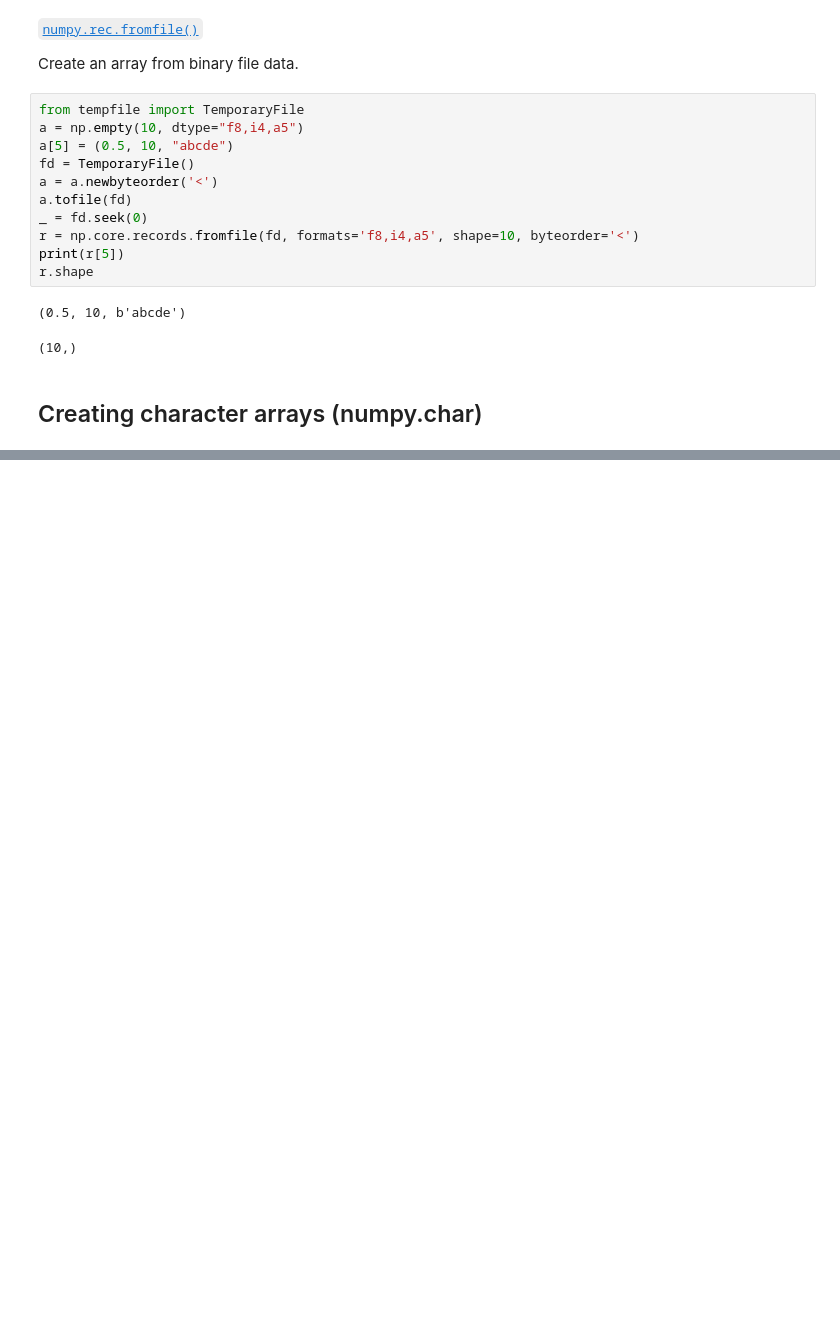
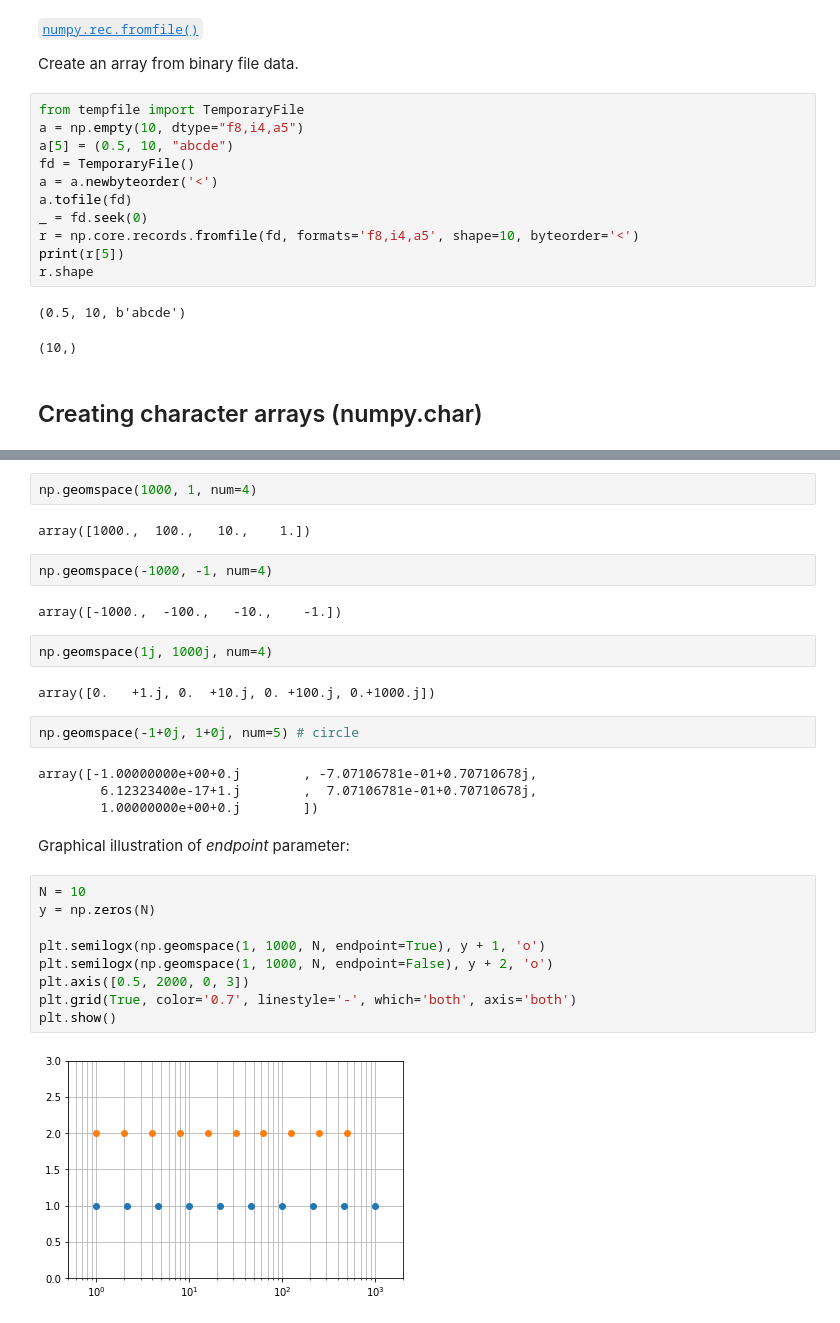
Before and after one commit to adamszymanowski/python-reference, a Jupyter notebook: libraries/numpy/ref00_array-creation.ipynb, the cells around one changed output, grey strips where cells are left out. Cells and saved outputs as stored; diff of their text form; blank space fills up the shorter version.

```diff
--- a/libraries/numpy/ref00_array-creation.ipynb
+++ b/libraries/numpy/ref00_array-creation.ipynb
@@ -743,0 +918,31 @@ r.shape
+# %%
+np.geomspace(1000, 1, num=4)
+# %% [output]
+array([1000.,  100.,   10.,    1.])
+# %%
+np.geomspace(-1000, -1, num=4)
+# %% [output]
+array([-1000.,  -100.,   -10.,    -1.])
+# %%
+np.geomspace(1j, 1000j, num=4)
+# %% [output]
+array([0.   +1.j, 0.  +10.j, 0. +100.j, 0.+1000.j])
+# %%
+np.geomspace(-1+0j, 1+0j, num=5) # circle
+# %% [output]
+array([-1.00000000e+00+0.j        , -7.07106781e-01+0.70710678j,
+        6.12323400e-17+1.j        ,  7.07106781e-01+0.70710678j,
+        1.00000000e+00+0.j        ])
+# %% [markdown]
+Graphical illustration of *endpoint* parameter:
+# %%
+N = 10
+y = np.zeros(N)
+
+plt.semilogx(np.geomspace(1, 1000, N, endpoint=True), y + 1, 'o')
+plt.semilogx(np.geomspace(1, 1000, N, endpoint=False), y + 2, 'o')
+plt.axis([0.5, 2000, 0, 3])
+plt.grid(True, color='0.7', linestyle='-', which='both', axis='both')
+plt.show()
+# %% [output]
+[figure, added]
```
Also changed, not shown: parts of 65 cells of this notebook.
